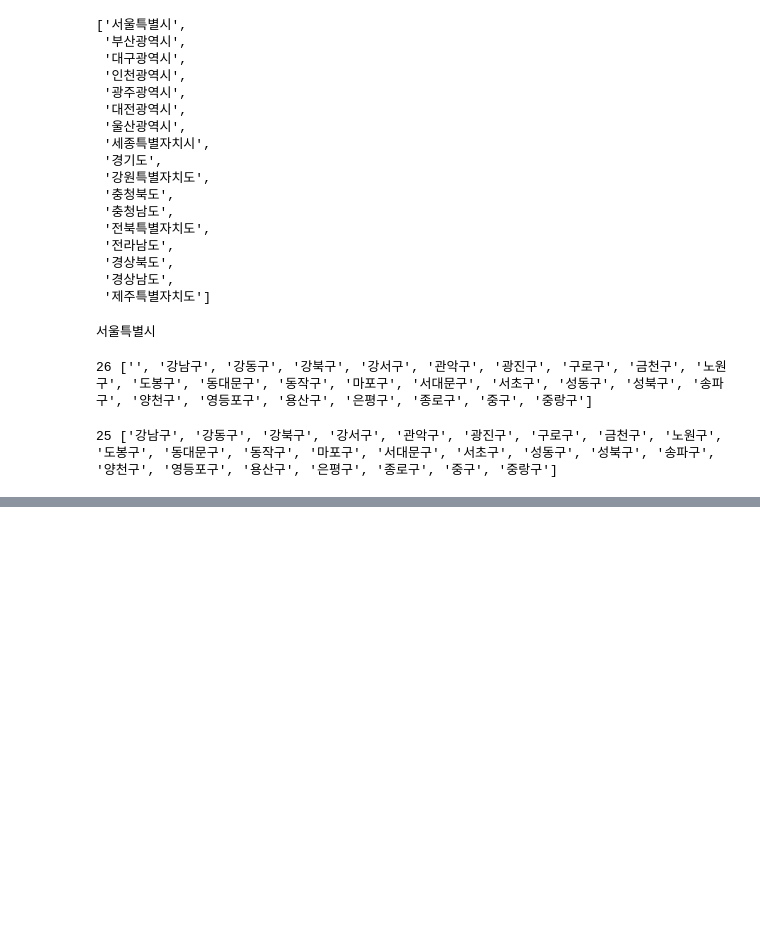
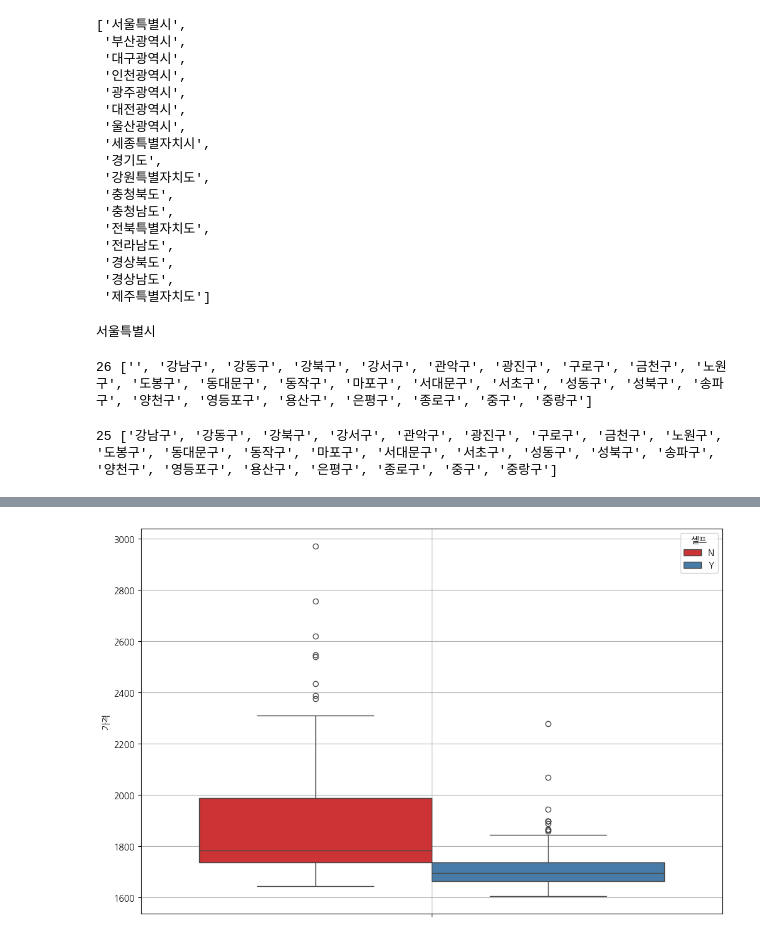
Before and after one commit to KTH-amg/robot_dev, a Jupyter notebook: eda/src/oil.ipynb, the cells around one changed output, grey strips where cells are left out. Cells and saved outputs as stored; diff of their text form; code cells hidden in the pictures; blank space fills up the shorter version.

```diff
--- a/eda/src/oil.ipynb
+++ b/eda/src/oil.ipynb
@@ -165,0 +314,7 @@ driver.quit()
+# %%
+plt.figure(figsize=(12,8))
+sns.boxplot(hue="셀프", y="가격", data=oil_data, palette="Set1")
+plt.grid(True)
+plt.show()
+# %% [output]
+[figure, added]
```
Also changed, not shown: parts of 29 cells of this notebook, 29 other files.
